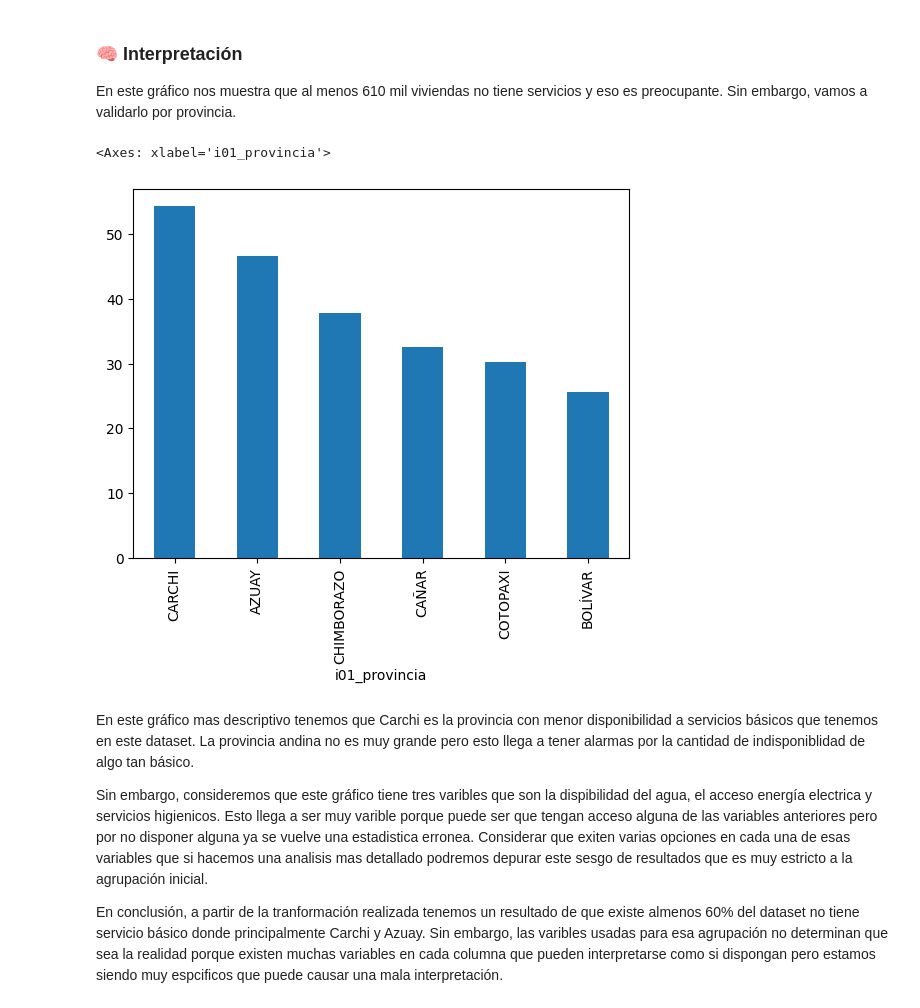
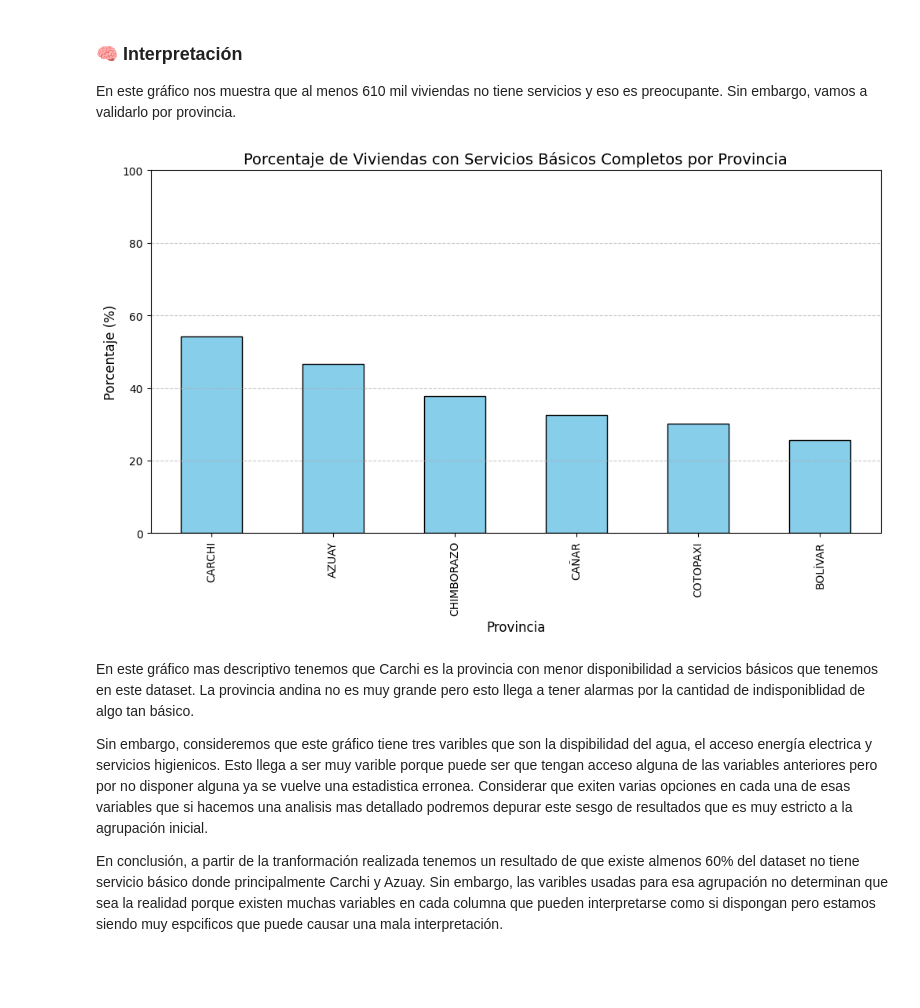
Before and after one commit to ChrisJavier/uide-Week_01-DataClean, a Jupyter notebook: week_2/src/AMGD_CP_W2_G3.ipynb, the cells around one changed output. Drawn from its saved outputs; the diff is of its cells as text; code cells hidden in the pictures; blank space fills up the shorter version.

```diff
--- a/week_2/src/AMGD_CP_W2_G3.ipynb
+++ b/week_2/src/AMGD_CP_W2_G3.ipynb
@@ -713,18 +715,32 @@ plt.show()
 ### 🧠 Interpretación
 
 En este gráfico nos muestra que al menos 610 mil viviendas no tiene servicios y eso es preocupante. Sin embargo, vamos a validarlo por provincia.
-# %%
-# Sacaremos una agrupacion de los servicios por provincia
-servicios_prov = (
-    df.groupby('i01_provincia')['servicios_completos']
-      .mean()
-      .sort_values(ascending=False) * 100
-)
-
-servicios_prov.plot(kind='bar')
-# %% [output]
-<Axes: xlabel='i01_provincia'>
-[figure, removed]
+# %%
+# Calculamos el promedio usando una lógica booleana rápida (True=1, False=0)
+# Esto permite que el .mean() funcione y nos dé el porcentaje directamente
+servicios_prov = (
+    (df['servicios_completos'] == 'Acceso Completo') # Volvemos a evaluar como booleano
+    .groupby(df['i01_provincia'])
+    .mean()
+    .sort_values(ascending=False) * 100
+)
+
+# 2. Mejoramos el gráfico (añadiendo títulos y colores)
+import matplotlib.pyplot as plt
+
+plt.figure(figsize=(12, 6))
+servicios_prov.plot(kind='bar', color='skyblue', edgecolor='black')
+
+# Añadimos etiquetas
+plt.title('Porcentaje de Viviendas con Servicios Básicos Completos por Provincia', fontsize=14)
+plt.ylabel('Porcentaje (%)', fontsize=12)
+plt.xlabel('Provincia', fontsize=12)
+plt.ylim(0, 100) # El eje Y siempre debe ir de 0 a 100 para porcentajes
+plt.grid(axis='y', linestyle='--', alpha=0.7)
+
+plt.show()
+# %% [output]
+[figure, added]
 # %% [markdown]
 En este gráfico mas descriptivo tenemos que Carchi es la provincia con menor disponibilidad a servicios básicos que tenemos en este dataset. La provincia andina no es muy grande pero esto llega a tener alarmas por la cantidad de indisponiblidad de algo tan básico.
 
```
Also changed, not shown: parts of 6 cells of this notebook.
